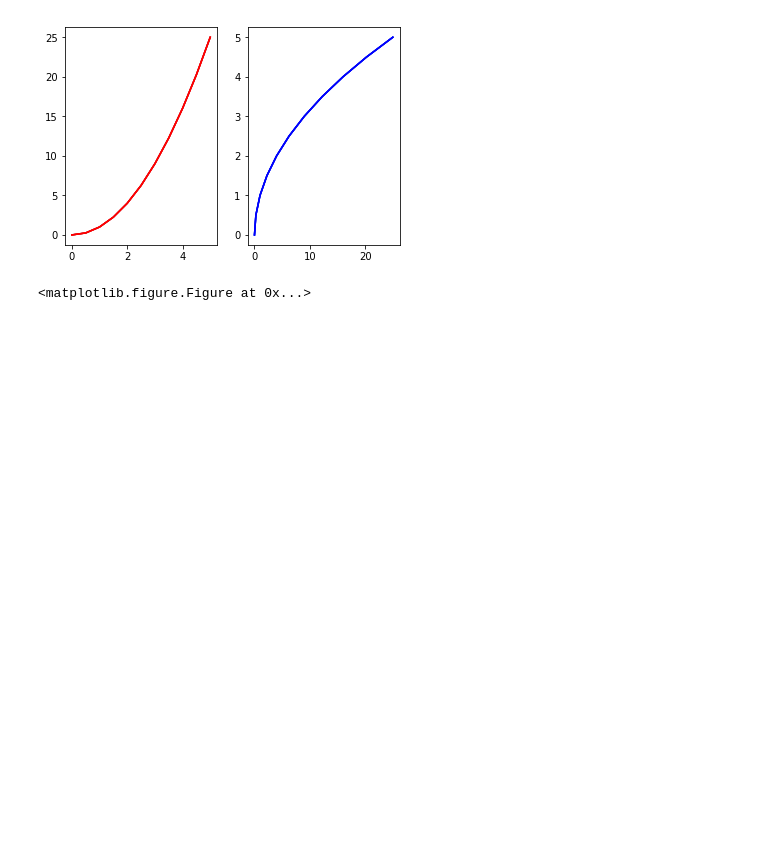
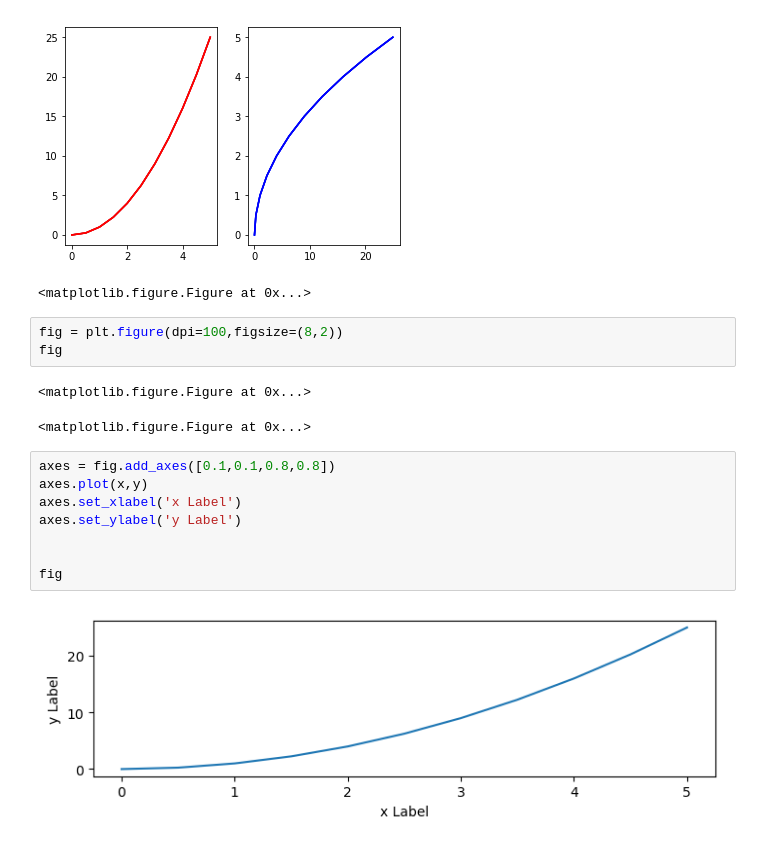
Before and after one commit to siddardharaju17/udemy-python, a Jupyter notebook: Sid Learning/MatplotLib.ipynb, the cells around one changed output. Drawn from its saved outputs; the diff is of its cells as text; blank space fills up the shorter version.

```diff
--- a/Sid Learning/MatplotLib.ipynb
+++ b/Sid Learning/MatplotLib.ipynb
@@ -79,3 +79,19 @@ fig
 # %% [output]
 [figure]
 <matplotlib.figure.Figure at 0x...>
+# %%
+fig = plt.figure(dpi=100,figsize=(8,2))
+fig
+# %% [output]
+<matplotlib.figure.Figure at 0x...>
+<matplotlib.figure.Figure at 0x...>
+# %%
+axes = fig.add_axes([0.1,0.1,0.8,0.8])
+axes.plot(x,y)
+axes.set_xlabel('x Label')
+axes.set_ylabel('y Label')
+
+
+fig
+# %% [output]
+[figure, added]
```
Also changed, not shown: parts of 1 cell of this notebook, 2 other files.
